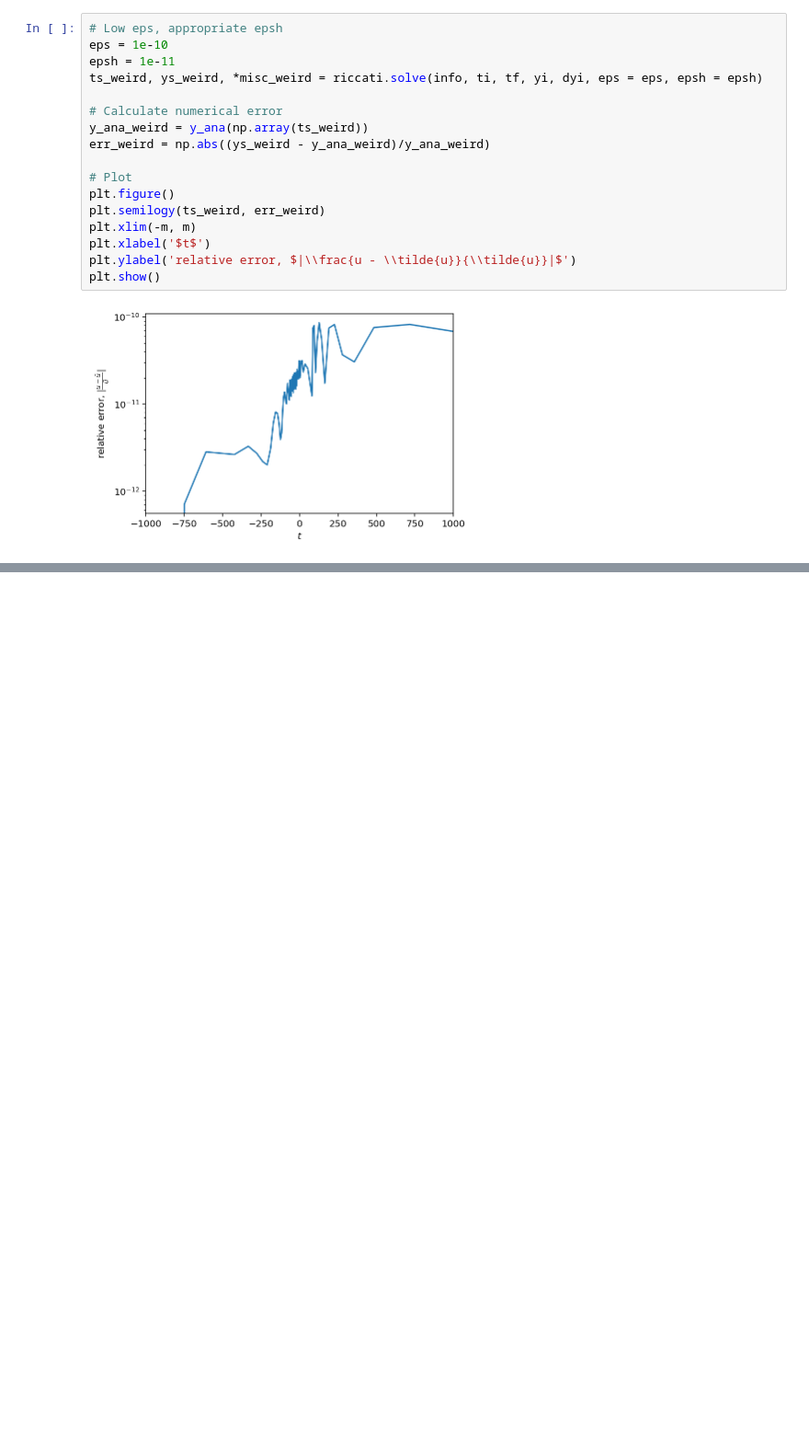
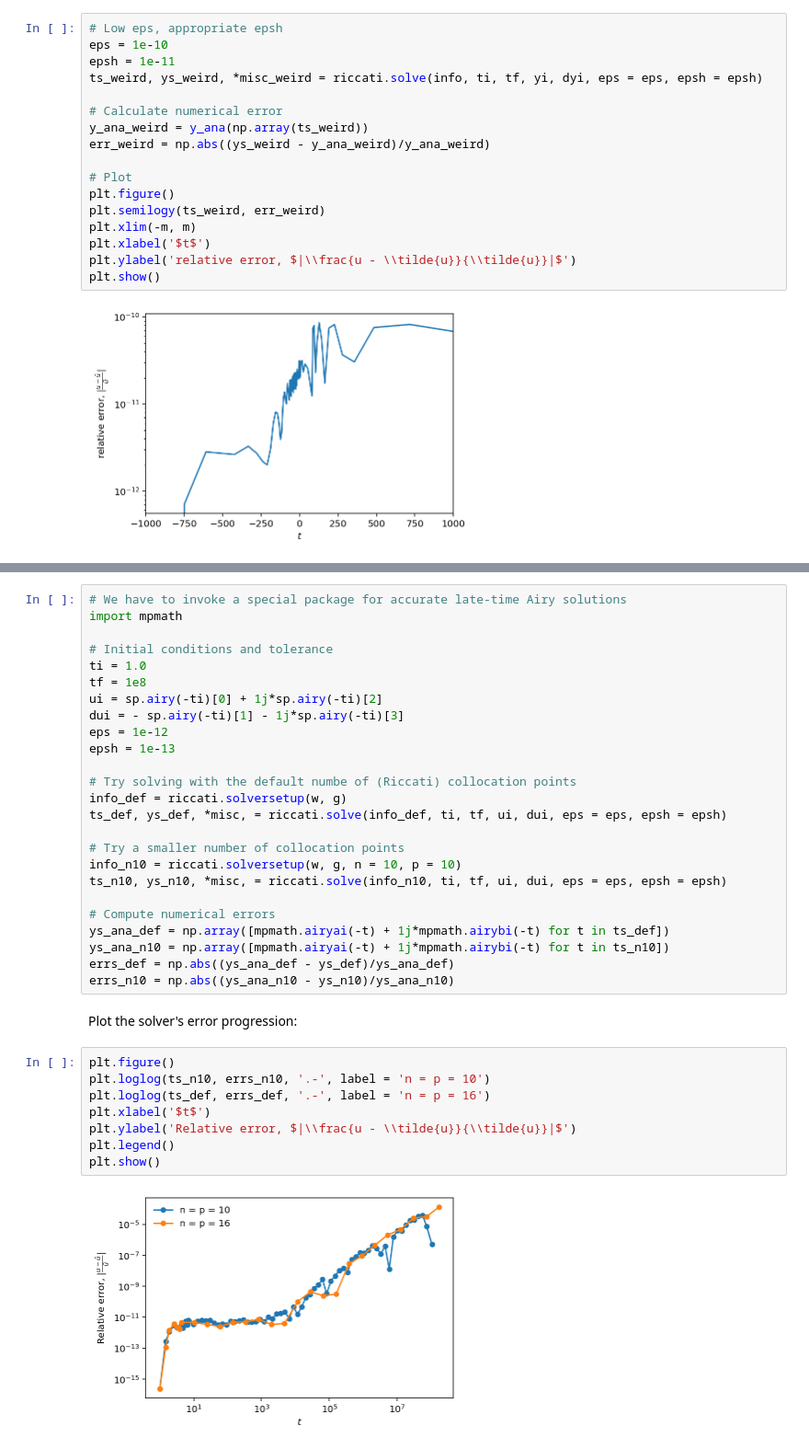
Before and after one commit to fruzsinaagocs/riccati, a Jupyter notebook: docs/source/examples.ipynb, the cells around one changed output, grey strips where cells are left out. Shown: that part at 92% size. Saved outputs shown, nothing was run; the diff lists cells and outputs as text; blank space fills up the shorter version.

```diff
--- a/docs/source/examples.ipynb
+++ b/docs/source/examples.ipynb
@@ -171,0 +230,37 @@ osc_evolve, nonosc_evolve
+# %%
+# We have to invoke a special package for accurate late-time Airy solutions
+import mpmath
+
+# Initial conditions and tolerance
+ti = 1.0
+tf = 1e8
+ui = sp.airy(-ti)[0] + 1j*sp.airy(-ti)[2]
+dui = - sp.airy(-ti)[1] - 1j*sp.airy(-ti)[3]
+eps = 1e-12
+epsh = 1e-13
+
+# Try solving with the default numbe of (Riccati) collocation points
+info_def = riccati.solversetup(w, g)
+ts_def, ys_def, *misc, = riccati.solve(info_def, ti, tf, ui, dui, eps = eps, epsh = epsh)
+
+# Try a smaller number of collocation points
+info_n10 = riccati.solversetup(w, g, n = 10, p = 10)
+ts_n10, ys_n10, *misc, = riccati.solve(info_n10, ti, tf, ui, dui, eps = eps, epsh = epsh)
+
+# Compute numerical errors
+ys_ana_def = np.array([mpmath.airyai(-t) + 1j*mpmath.airybi(-t) for t in ts_def])
+ys_ana_n10 = np.array([mpmath.airyai(-t) + 1j*mpmath.airybi(-t) for t in ts_n10])
+errs_def = np.abs((ys_ana_def - ys_def)/ys_ana_def)
+errs_n10 = np.abs((ys_ana_n10 - ys_n10)/ys_ana_n10)
+# %% [markdown]
+Plot the solver's error progression:
+# %%
+plt.figure()
+plt.loglog(ts_n10, errs_n10, '.-', label = 'n = p = 10')
+plt.loglog(ts_def, errs_def, '.-', label = 'n = p = 16')
+plt.xlabel('$t$')
+plt.ylabel('Relative error, $|\\frac{u - \\tilde{u}}{\\tilde{u}}|$')
+plt.legend()
+plt.show()
+# %% [output]
+[figure, added]
```
Also changed, not shown: parts of 23 cells of this notebook, 2 other files.
